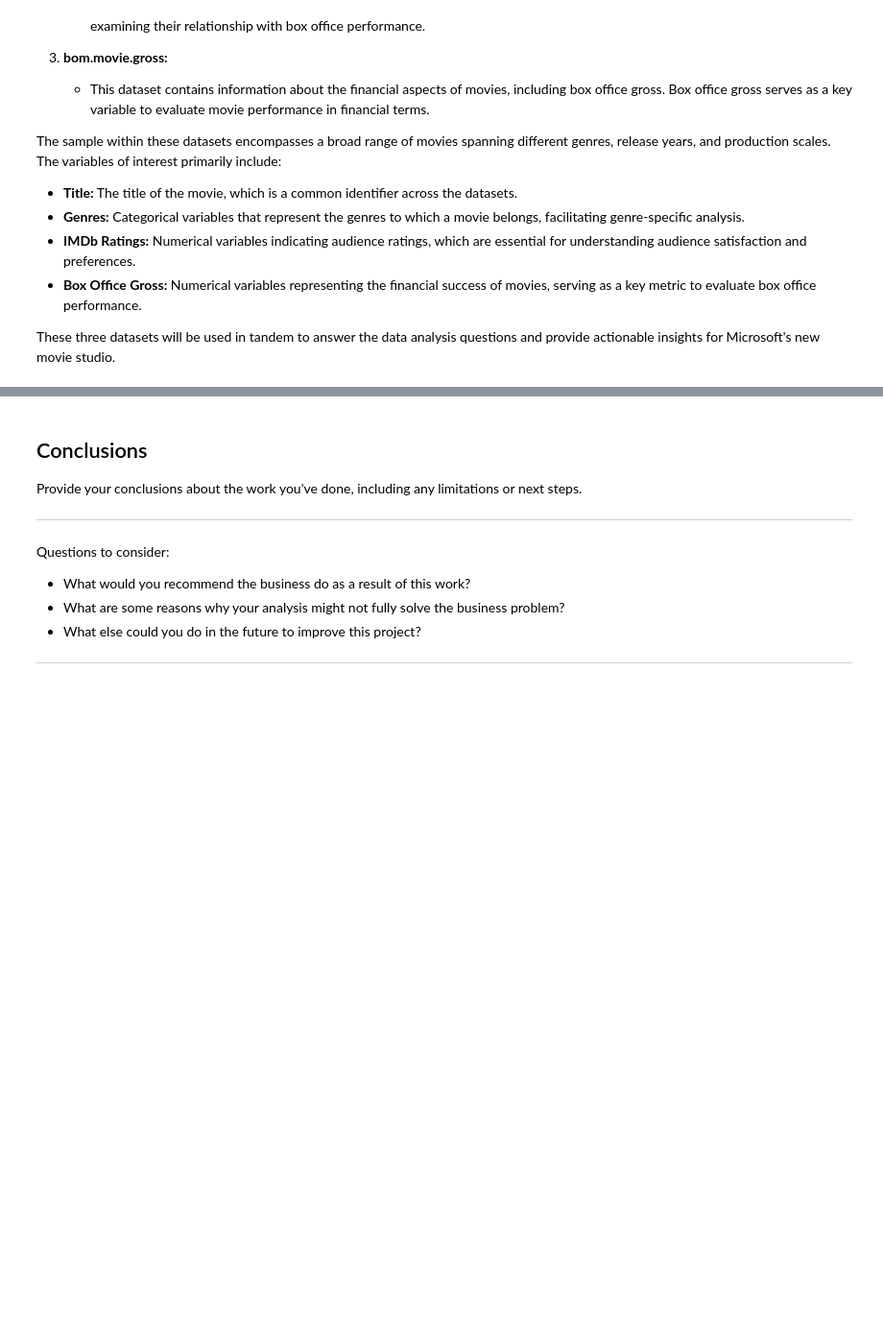
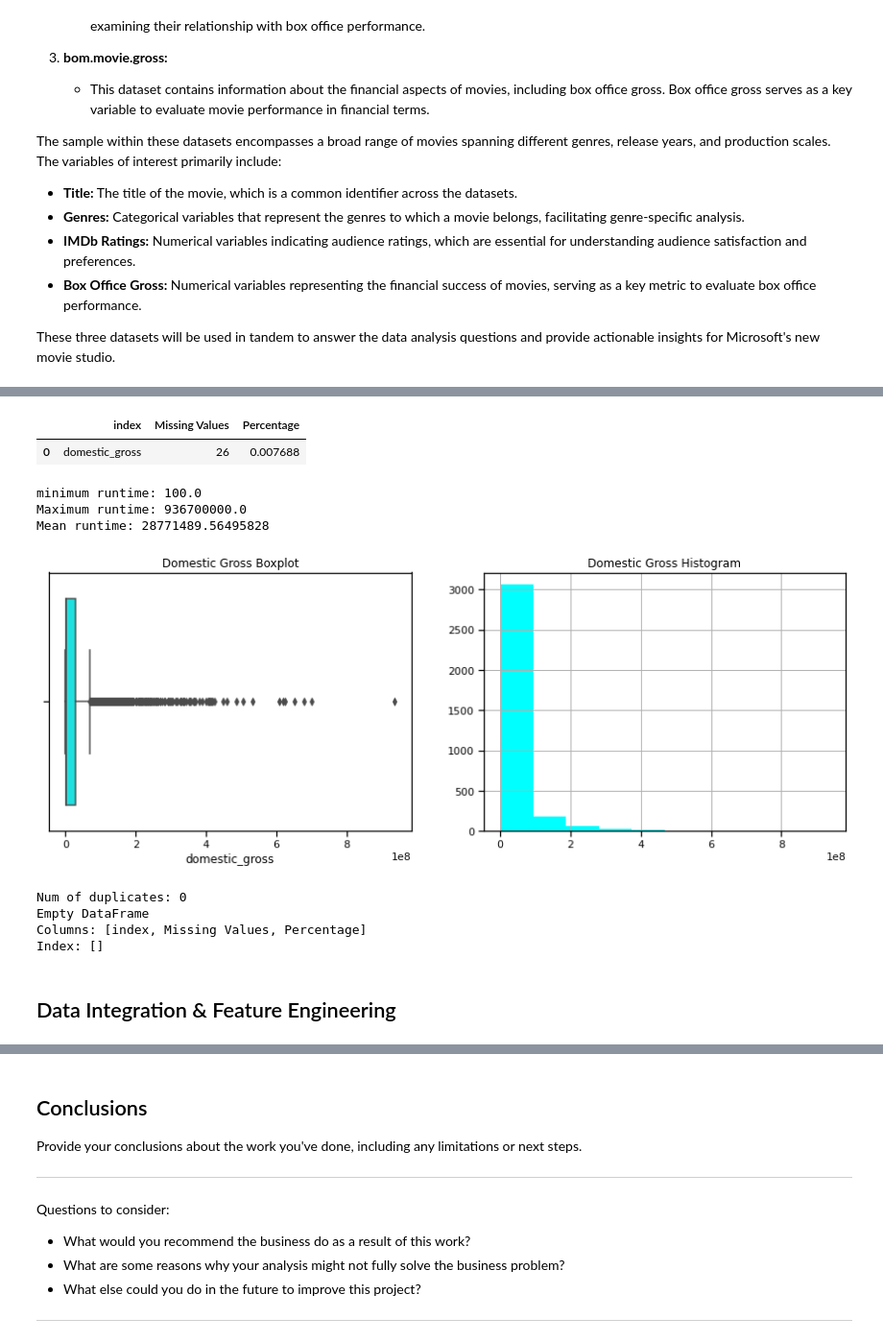
Before and after one commit to WanjaoColins/Movie-Analysis-Microsoft-Studio, a Jupyter notebook: Movie-Success-Strategies-Microsoft.ipynb, the cells around one changed output, grey strips where cells are left out. Shown at 96% size. Saved outputs shown, nothing was run; the diff lists cells and outputs as text; code cells hidden in the pictures; blank space fills up the shorter version.

```diff
--- a/Movie-Success-Strategies-Microsoft.ipynb
+++ b/Movie-Success-Strategies-Microsoft.ipynb
@@ -88,0 +404,51 @@ Questions to consider:
+# %%
+# Imputing with the median value since our data is skewed
+bom_movie_gross_df.foreign_gross.fillna(bom_movie_gross_df.foreign_gross.isna().median(), inplace=True)
+
+#Verifying that the operation was successful by calling the `missing_values` function
+missing_values(bom_movie_gross_df)
+# %% [output]
+|  | index | Missing Values | Percentage |
+| 0 | domestic_gross | 26 | 0.007688 |
+# %%
+# Visualizing distribution of foreign_gross in our DataFrame
+income_domestic = bom_movie_gross_df.domestic_gross
+
+# getting the minimum and maximum values in our runtime_minutes col
+
+min_domestic = income_domestic.min()
+max_domestic = income_domestic.max()
+mean_domestic = income_domestic.mean()
+print(f"minimum runtime: {min_domestic}")
+print(f"Maximum runtime: {max_domestic}")
+print(f"Mean runtime: {mean_domestic}")
+
+# selecting the column for the boxplot
+col_data = bom_movie_gross_df.domestic_gross
+
+# Creating boxplot & histogram using Seaborn Library
+fig, ax = plt.subplots(ncols=2, nrows=1, figsize= (15,5))
+sns.boxplot(x=col_data, ax=ax[0], color='cyan')
+ax[0].set_title('Domestic Gross Boxplot')
+bom_movie_gross_df.domestic_gross.hist(ax=ax[1], color='cyan')
+ax[1].set_title('Domestic Gross Histogram')
+plt.tight_layout;
+# %% [output]
+minimum runtime: 100.0
+Maximum runtime: 936700000.0
+Mean runtime: 28771489.56495828
+[figure, added]
+# %%
+# Imputing with the median value since our data is skewed
+bom_movie_gross_df.domestic_gross.fillna(bom_movie_gross_df.domestic_gross.isna().median(), inplace=True)
+
+#Verifying that the operation was successful by calling the `missing_values` function & checking for any instances of duplicates
+print(f"Num of duplicates: {bom_movie_gross_df.duplicated().sum()}")
+print(missing_values(bom_movie_gross_df))
+# %% [output]
+Num of duplicates: 0
+Empty DataFrame
+Columns: [index, Missing Values, Percentage]
+Index: []
+# %% [markdown]
+## Data Integration & Feature Engineering
```
Also changed, not shown: parts of 74 cells of this notebook, 2 other files.
